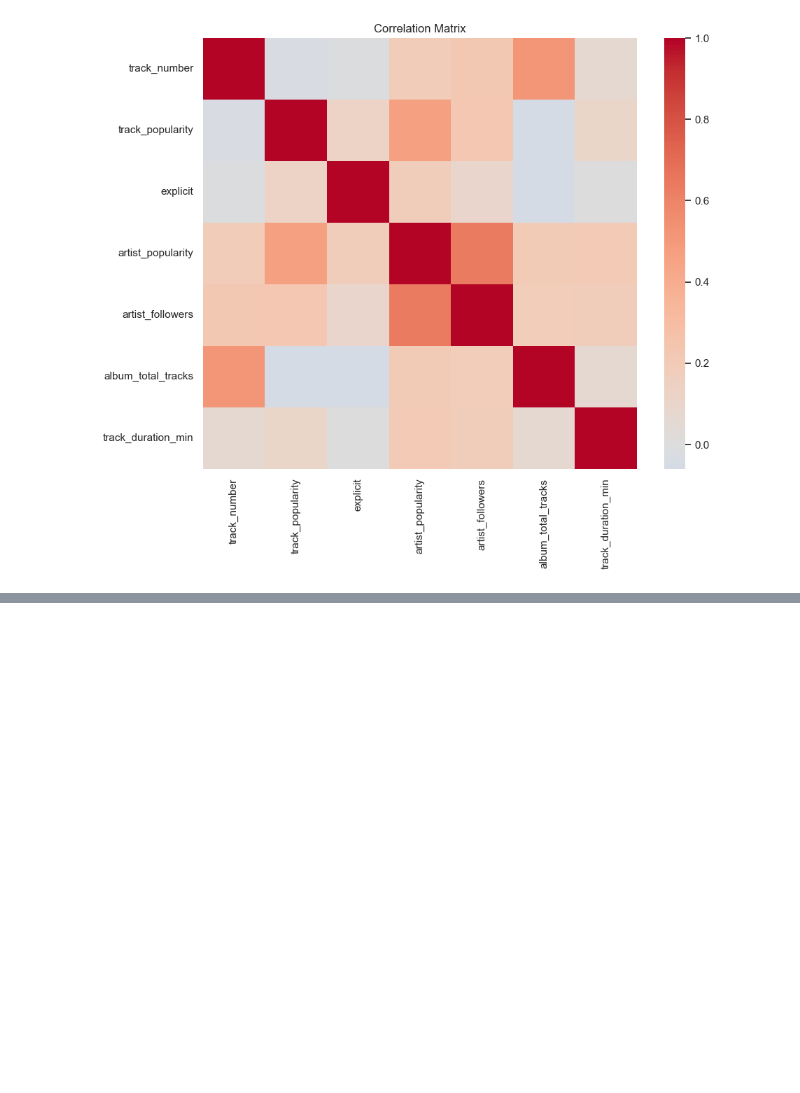
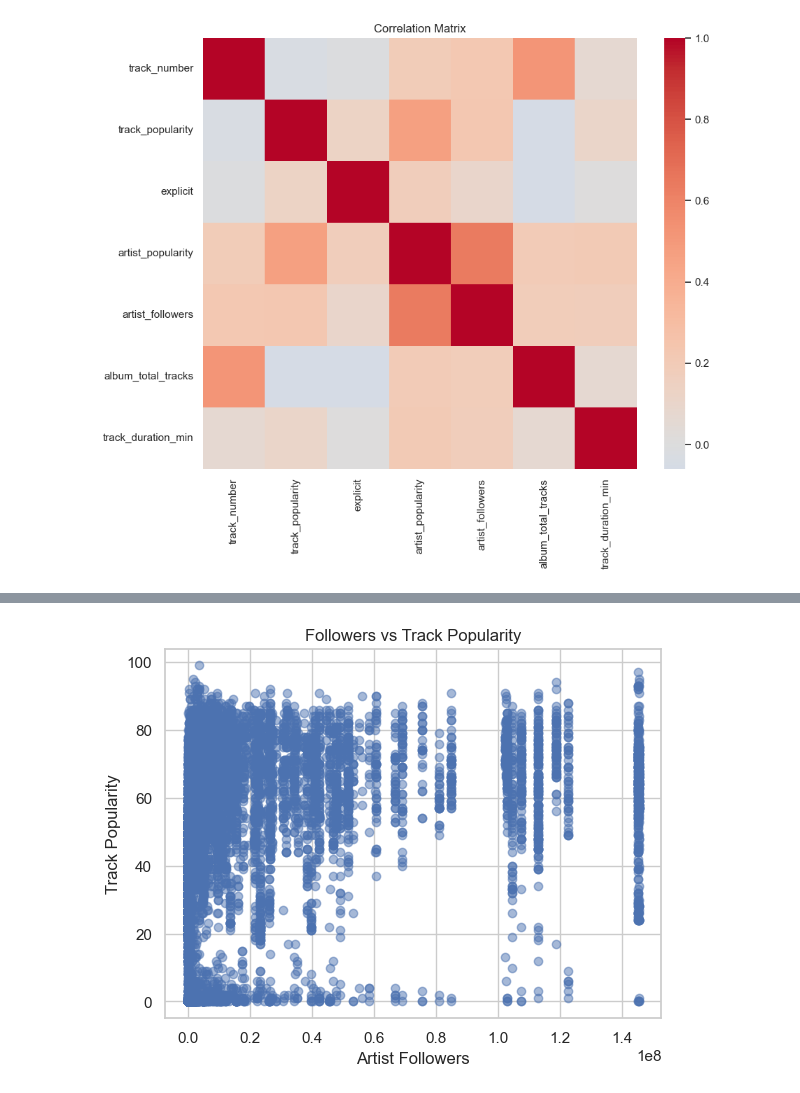
Before and after one commit to waltervogelmann/STAT486-Final-Project, a Jupyter notebook: notebooks/eda.ipynb, the cells around one changed output, grey strips where cells are left out. Cells and saved outputs as stored; diff of their text form; code cells hidden in the pictures; blank space fills up the shorter version.

```diff
--- a/notebooks/eda.ipynb
+++ b/notebooks/eda.ipynb
@@ -94,0 +122,15 @@ plt.show()
+# %%
+#Followers vs Track popularity
+
+plt.figure()
+plt.scatter(
+    pd.to_numeric(spot_dat['artist_followers'], errors='coerce'),
+    pd.to_numeric(spot_dat['track_popularity'], errors='coerce'),
+    alpha=0.5
+)
+plt.xlabel("Artist Followers")
+plt.ylabel("Track Popularity")
+plt.title("Followers vs Track Popularity")
+plt.show()
+# %% [output]
+[figure, added]
```
Also changed, not shown: parts of 8 cells of this notebook.
